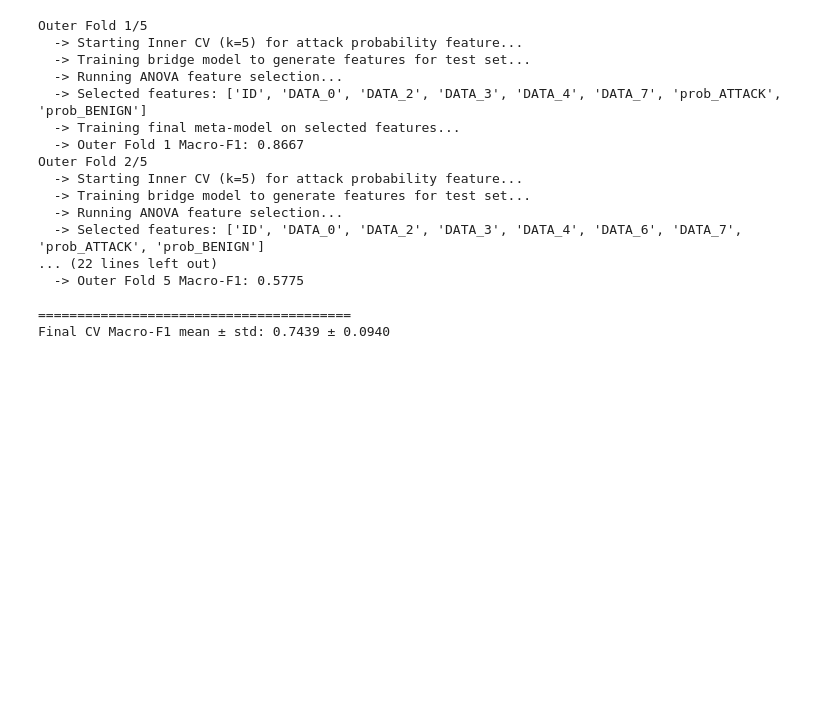
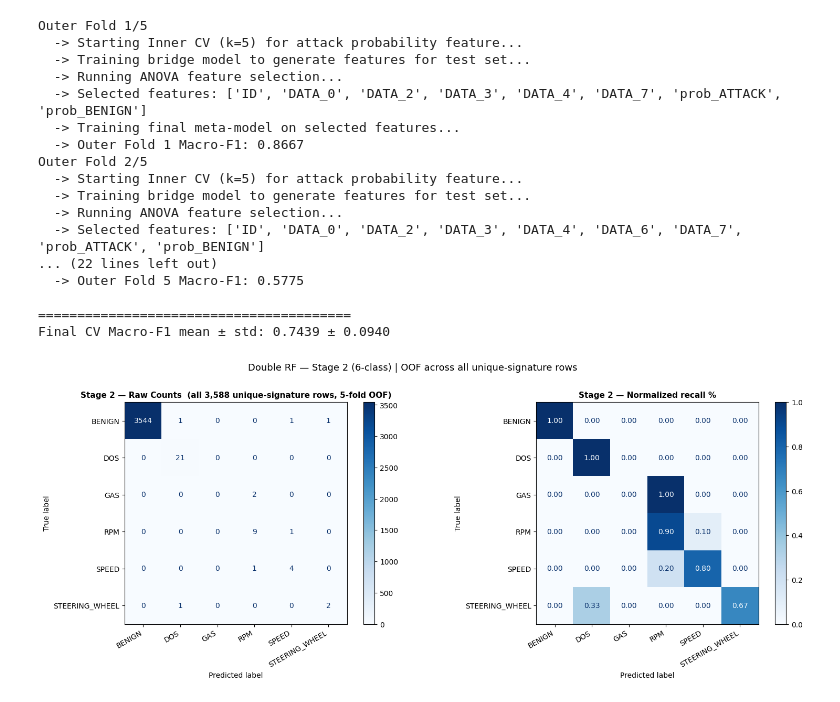
Before and after one commit to Hop-Le133884/IoV-secureFL-Pipeline, a Jupyter notebook: notebooks/01_reproducing_exploration_baseline.ipynb, the cells around one changed output. Saved outputs shown, nothing was run; the diff lists cells and outputs as text; code cells hidden in the pictures; blank space fills up the shorter version.

```diff
--- a/notebooks/01_reproducing_exploration_baseline.ipynb
+++ b/notebooks/01_reproducing_exploration_baseline.ipynb
@@ -577,3 +633,76 @@ Outer Fold 2/5
 
 ========================================
 Final CV Macro-F1 mean ± std: 0.7439 ± 0.0940
+# %%
+# ── Stage 2 Confusion Matrix — OOF predictions across all 5 outer folds ─────
+# Reuses the nested CV structure to collect predictions for ALL 3,588 rows.
+# Every row is a test sample in exactly one fold → no data wasted.
+
+from sklearn.metrics import confusion_matrix, ConfusionMatrixDisplay
+
+oof_true = np.zeros(len(df_master), dtype=int)
+oof_pred = np.zeros(len(df_master), dtype=int)
+
+for outer_fold, (train_idx, test_idx) in enumerate(outer_skf.split(X, y_outer)):
+    X_tr = X.iloc[train_idx].copy();  y_tr_in = y_inner[train_idx];  y_tr_out = y_outer[train_idx]
+    X_te = X.iloc[test_idx].copy()
+
+    # Inner CV — OOF prob features for train set
+    inner_skf2 = StratifiedKFold(n_splits=5, shuffle=True, random_state=42)
+    oof_probs  = np.zeros((len(X_tr), 2))
+    for itr, ival in inner_skf2.split(X_tr, y_tr_in):
+        im = RandomForestClassifier(n_estimators=80, max_depth=7,
+                                    class_weight="balanced_subsample", random_state=42, n_jobs=-1)
+        im.fit(X_tr.iloc[itr], y_tr_in[itr])
+        oof_probs[ival] = im.predict_proba(X_tr.iloc[ival])
+
+    X_tr_aug = X_tr.copy()
+    X_te_aug  = X_te.copy()
+    for i, cls in enumerate(le_inner.classes_):
+        X_tr_aug[f"prob_{cls}"] = oof_probs[:, i]
+
+    # Bridge model for test prob features
+    bm = RandomForestClassifier(n_estimators=80, max_depth=7,
+                                class_weight="balanced_subsample", random_state=42, n_jobs=-1)
+    bm.fit(X_tr[signature_cols], y_tr_in)
+    for i, cls in enumerate(le_inner.classes_):
+        X_te_aug[f"prob_{cls}"] = bm.predict_proba(X_te)[:, i]
+
+    # ANOVA selection
+    sel = SelectKBest(f_classif, k="all").fit(X_tr_aug, y_tr_out)
+    p_vals   = pd.Series(sel.pvalues_, index=X_tr_aug.columns)
+    selected = p_vals[p_vals < 0.05].index.tolist()
+    if len(selected) < 4:
+        selected = pd.Series(sel.scores_, index=X_tr_aug.columns).nlargest(6).index.tolist()
+
+    # Stage 2 meta RF
+    meta = RandomForestClassifier(n_estimators=200, class_weight="balanced_subsample",
+                                  max_depth=7, min_samples_leaf=2, random_state=42, n_jobs=-1)
+    meta.fit(X_tr_aug[selected], y_tr_out)
+
+    oof_true[test_idx] = y_outer[test_idx]
+    oof_pred[test_idx] = meta.predict(X_te_aug[selected])
+
+# ── Plot ───────────────────────────────────────────────────────────────────────
+class_names = le_outer.classes_
+cm_raw  = confusion_matrix(oof_true, oof_pred)
+cm_norm = confusion_matrix(oof_true, oof_pred, normalize="true")
+
+fig, axes = plt.subplots(1, 2, figsize=(16, 6))
+for ax, cm, title, fmt in zip(
+    axes,
+    [cm_raw,  cm_norm],
+    ["Stage 2 — Raw Counts  (all 3,588 unique-signature rows, 5-fold OOF)",
+     "Stage 2 — Normalized recall %"],
+    ["d", ".2f"]
+):
+    ConfusionMatrixDisplay(confusion_matrix=cm, display_labels=class_names).plot(
+        ax=ax, colorbar=True, cmap="Blues", values_format=fmt)
+    ax.set_title(title, fontsize=11, fontweight="bold")
+    ax.set_xticklabels(class_names, rotation=30, ha="right")
+
+plt.suptitle("Double RF — Stage 2 (6-class) | OOF across all unique-signature rows", fontsize=13, y=1.02)
+plt.tight_layout()
+plt.show()
+# %% [output]
+[figure, added]
```
Also changed, not shown: parts of 5 cells of this notebook, 8 other files.
